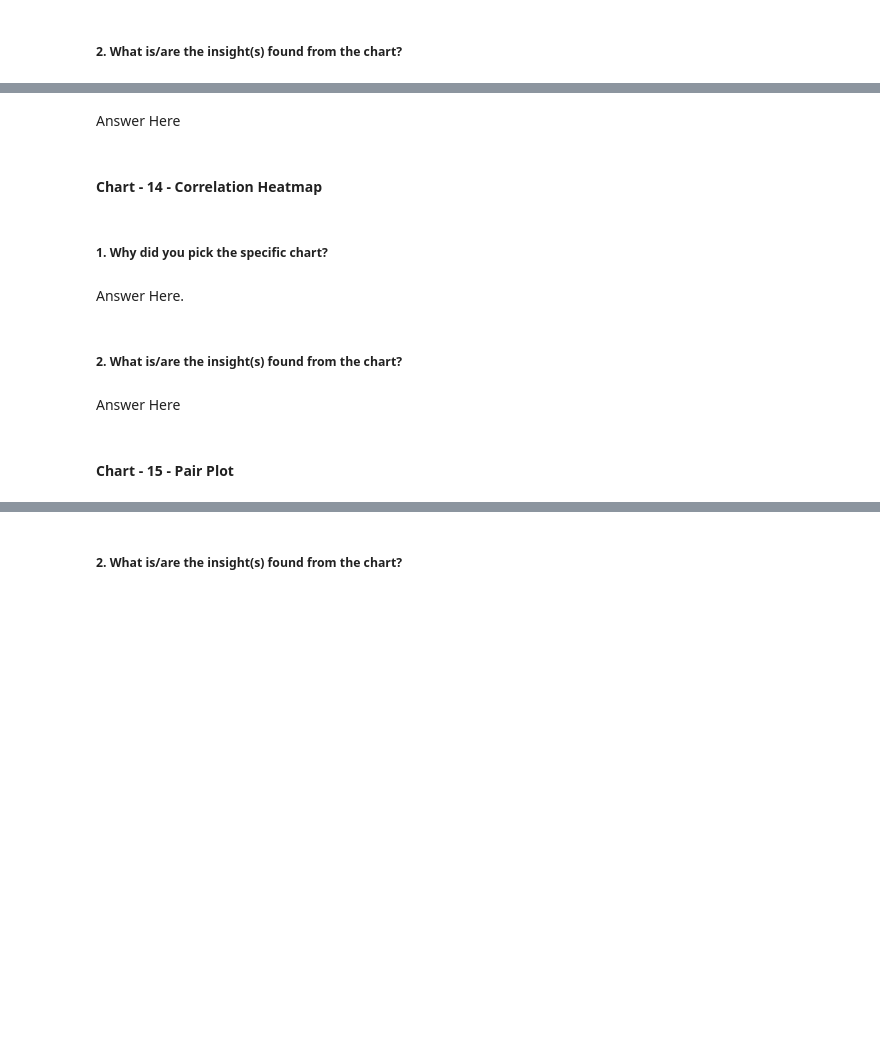
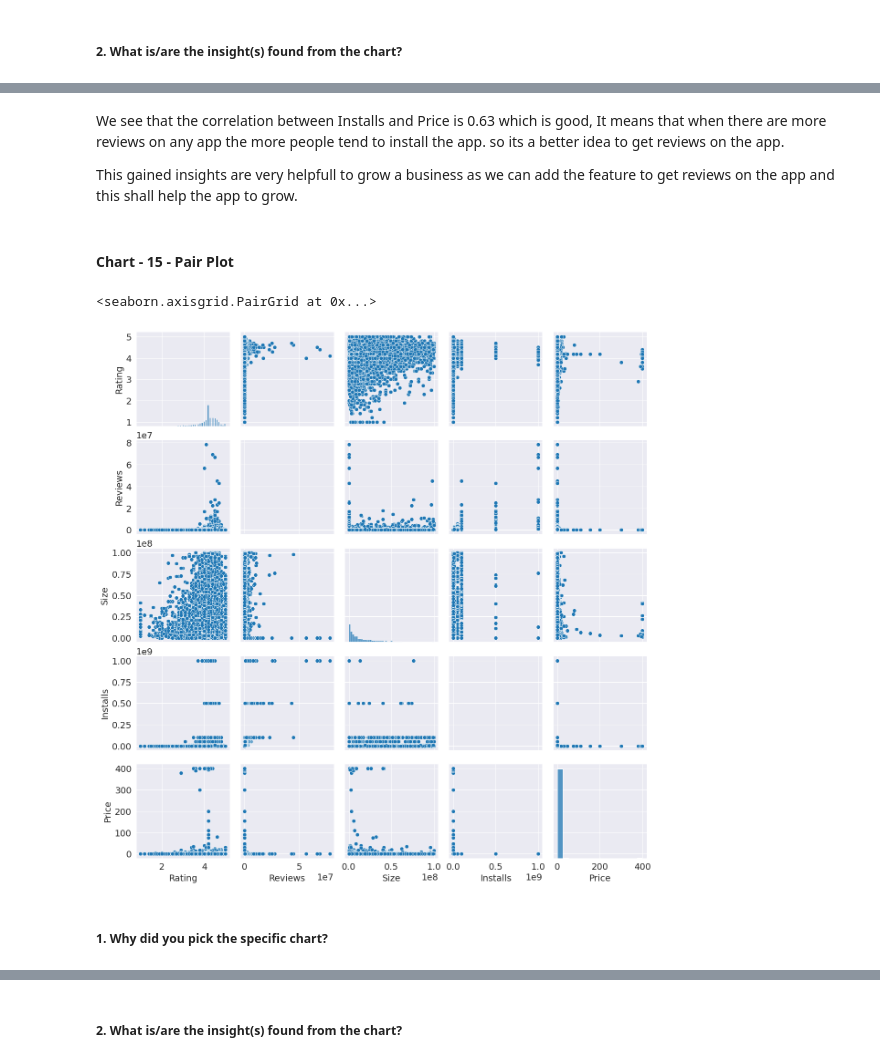
Before and after one commit to lukedanieldone/Play-Store-EDA, a Jupyter notebook: Playstore_EDA_Analysis.ipynb, the cells around one changed output, grey strips where cells are left out. Drawn from its saved outputs; the diff is of its cells as text; code cells hidden in the pictures; blank space fills up the shorter version.

```diff
--- a/Playstore_EDA_Analysis.ipynb
+++ b/Playstore_EDA_Analysis.ipynb
@@ -825,4 +909,0 @@ Are there any insights that lead to negative growth? Justify with specific reaso
-# %% [markdown]
-Answer Here
-# %% [markdown]
-#### Chart - 14 - Correlation Heatmap
@@ -831,10 +910,14 @@ Answer Here
+# %% [markdown]
+We see that the correlation between Installs and Price is 0.63 which is good, It means that when there are more reviews on any app the more people tend to install the app. so its a better idea to get reviews on the app.
+
+This gained insights are very helpfull to grow a business as we can add the feature to get reviews on the app and this shall help the app to grow.
+# %% [markdown]
+#### Chart - 15 - Pair Plot
+# %%
+# Pair Plot visualization code
+sns.pairplot(df, diag_kind="hist")
+# %% [output]
+<seaborn.axisgrid.PairGrid at 0x...>
+[figure, added]
 # %% [markdown]
 ##### 1. Why did you pick the specific chart?
-# %% [markdown]
-Answer Here.
-# %% [markdown]
-##### 2. What is/are the insight(s) found from the chart?
-# %% [markdown]
-Answer Here
-# %% [markdown]
-#### Chart - 15 - Pair Plot
```
Also changed, not shown: parts of 42 cells of this notebook.
